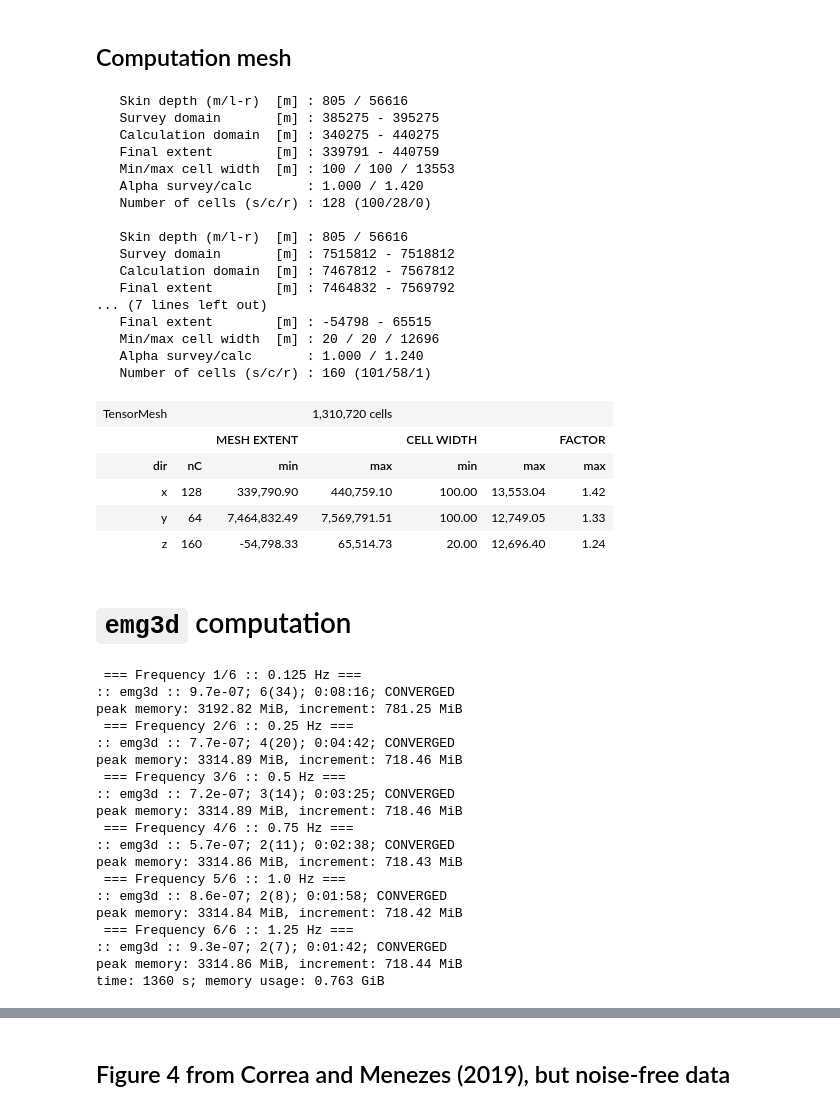
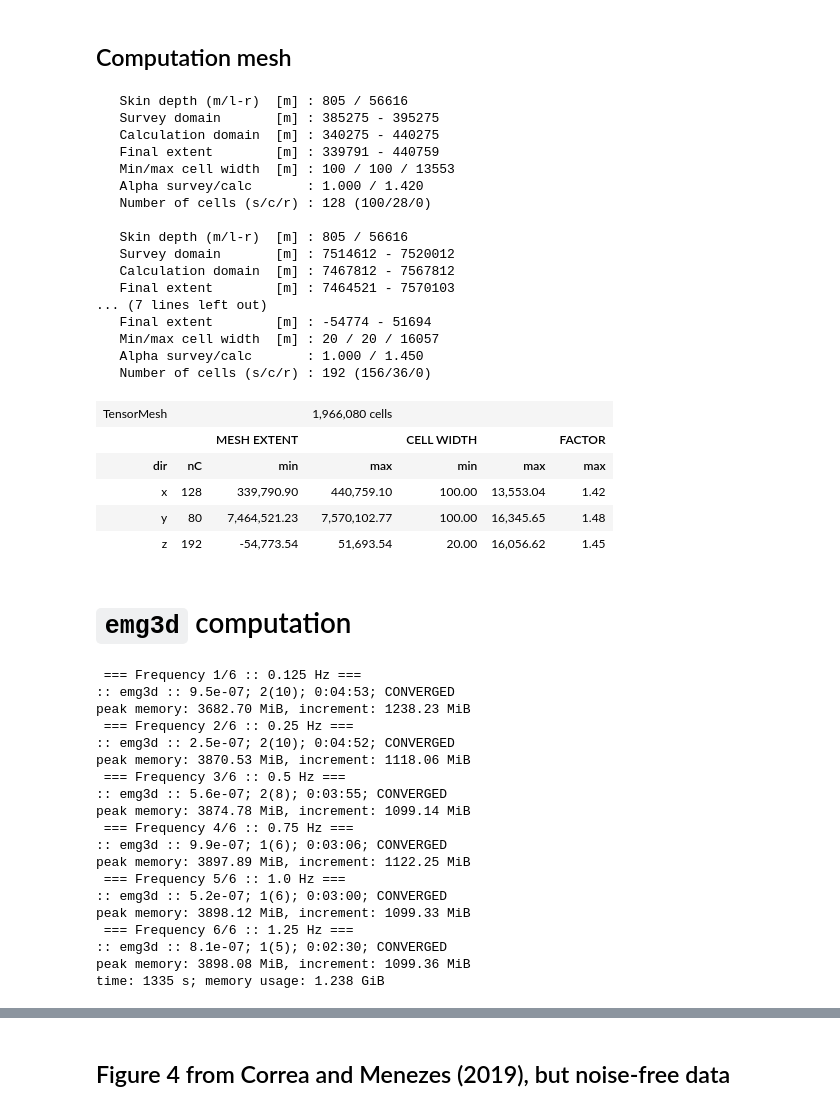
Before and after one commit to swung-research/3d-csem-open-source-landscape, a Jupyter notebook: model-marlim/emg3d/marlim_emg3d.ipynb, the cells around one changed output, grey strips where cells are left out. Cells and saved outputs as stored; diff of their text form; code cells hidden in the pictures.

```diff
--- a/model-marlim/emg3d/marlim_emg3d.ipynb
+++ b/model-marlim/emg3d/marlim_emg3d.ipynb
@@ -90,47 +90,47 @@ True
 # Get cell widths and origin in each direction
 inp = {'freq': freqs.min(), 'max_domain': 50000}
 minres = res_h_c.min()
 maxres = res_v_c[res_v_c<1e7].max()
 
 xx, x0 = emg3d.utils.get_hx_h0(
     res=[minres, maxres], fixed=src[0], domain=[src[0]-5000, src[0]+5000],
     min_width=mesh_c.hx[0], **inp)
 
 yy, y0 = emg3d.utils.get_hx_h0(
-    res=[minres, maxres], fixed=src[1], domain=[src[1]-2000, src[1]+1000],
+    res=[minres, maxres], fixed=src[1], domain=[src[1]-3200, src[1]+2200],
     min_width=mesh_c.hy[0], **inp)
 
 zz, z0 = emg3d.utils.get_hx_h0(
-    res=[minres, 100, maxres], domain=[-2000, 0],
+    res=[minres, 100, maxres], domain=[-3100, 0],
     min_width=mesh_c.hz[0], **inp)
 
 # Create a TensorMesh instance.
 mesh = discretize.TensorMesh([xx, yy, zz], x0=[x0, y0, z0])
 mesh
 # %% [output]
    Skin depth (m/l-r)  [m] : 805 / 56616
    Survey domain       [m] : 385275 - 395275
    Calculation domain  [m] : 340275 - 440275
    Final extent        [m] : 339791 - 440759
    Min/max cell width  [m] : 100 / 100 / 13553
    Alpha survey/calc       : 1.000 / 1.420
    Number of cells (s/c/r) : 128 (100/28/0)
 
    Skin depth (m/l-r)  [m] : 805 / 56616
-   Survey domain       [m] : 7515812 - 7518812
+   Survey domain       [m] : 7514612 - 7520012
    Calculation domain  [m] : 7467812 - 7567812
-   Final extent        [m] : 7464832 - 7569792
+   Final extent        [m] : 7464521 - 7570103
 ... (7 lines left out)
-   Final extent        [m] : -54798 - 65515
-   Min/max cell width  [m] : 20 / 20 / 12696
-   Alpha survey/calc       : 1.000 / 1.240
-   Number of cells (s/c/r) : 160 (101/58/1)
+   Final extent        [m] : -54774 - 51694
+   Min/max cell width  [m] : 20 / 20 / 16057
+   Alpha survey/calc       : 1.000 / 1.450
+   Number of cells (s/c/r) : 192 (156/36/0)
-| TensorMesh |  |  | 1,310,720 cells |  |  |  |
+| TensorMesh |  |  | 1,966,080 cells |  |  |  |
 |  |  | MESH EXTENT |  | CELL WIDTH |  | FACTOR |
 | dir | nC | min | max | min | max | max |
 | x | 128 | 339,790.90 | 440,759.10 | 100.00 | 13,553.04 | 1.42 |
-| y | 64 | 7,464,832.49 | 7,569,791.51 | 100.00 | 12,749.05 | 1.33 |
-| z | 160 | -54,798.33 | 65,514.73 | 20.00 | 12,696.40 | 1.24 |
+| y | 80 | 7,464,521.23 | 7,570,102.77 | 100.00 | 16,345.65 | 1.48 |
+| z | 192 | -54,773.54 | 51,693.54 | 20.00 | 16,056.62 | 1.45 |
 # %%
 # Interpolate to new mesh
 res_h = emg3d.utils.grid2grid(mesh_c, res_h_c, mesh, 'volume', log=True)
@@ -141,6 +141,9 @@ model = emg3d.utils.Model(mesh, res_x=res_h, res_z=res_v)
 # %% [markdown]
 # `emg3d` computation
 # %%
+solver_params = {'sslsolver': True, 'linerelaxation': True, 'semicoarsening': True,
+                 'verb': -1, 'return_info': True}
+
 # Pre-allocate results-array
 egd = np.zeros((2, rec_x.size, 6, 6), dtype=complex)
 
@@ -151,9 +154,9 @@ for ii, freq in enumerate(freqs):
     # Source field
     sfield = emg3d.utils.get_source_field(mesh, src, freq, strength=0)
 
-    mem = %memit -o efield, info = emg3d.solve(mesh, model, sfield, sslsolver=True, linerelaxation=True, verb=-1, return_info=True)
+    mem = %memit -o efield, info = emg3d.solve(mesh, model, sfield, **solver_params)
     tot_time += info['time']
-    ram = mem.mem_usage[0] - mem.baseline
+    ram = (mem.mem_usage[0] - mem.baseline)/1024
     if ram > max_mem:
         max_mem = ram
 
@@ -172,28 +175,28 @@ for ii, freq in enumerate(freqs):
         egd[i, :, ii, 5] = emg3d.utils.get_receiver(mesh, hfield.fz, (rec_x, rec[0], rec[1]))  # Hz
 
 time = f"{tot_time:.0f} s"
-ram = f"{max_mem/1000:.3f} GiB"
+ram = f"{max_mem:.3f} GiB"
 print(f"time: {time}; memory usage: {ram}")
 # %% [output]
  === Frequency 1/6 :: 0.125 Hz ===
-:: emg3d :: 9.7e-07; 6(34); 0:08:16; CONVERGED
-peak memory: 3192.82 MiB, increment: 781.25 MiB
+:: emg3d :: 9.5e-07; 2(10); 0:04:53; CONVERGED
+peak memory: 3682.70 MiB, increment: 1238.23 MiB
  === Frequency 2/6 :: 0.25 Hz ===
-:: emg3d :: 7.7e-07; 4(20); 0:04:42; CONVERGED
-peak memory: 3314.89 MiB, increment: 718.46 MiB
+:: emg3d :: 2.5e-07; 2(10); 0:04:52; CONVERGED
+peak memory: 3870.53 MiB, increment: 1118.06 MiB
  === Frequency 3/6 :: 0.5 Hz ===
-:: emg3d :: 7.2e-07; 3(14); 0:03:25; CONVERGED
-peak memory: 3314.89 MiB, increment: 718.46 MiB
+:: emg3d :: 5.6e-07; 2(8); 0:03:55; CONVERGED
+peak memory: 3874.78 MiB, increment: 1099.14 MiB
  === Frequency 4/6 :: 0.75 Hz ===
-:: emg3d :: 5.7e-07; 2(11); 0:02:38; CONVERGED
-peak memory: 3314.86 MiB, increment: 718.43 MiB
+:: emg3d :: 9.9e-07; 1(6); 0:03:06; CONVERGED
+peak memory: 3897.89 MiB, increment: 1122.25 MiB
  === Frequency 5/6 :: 1.0 Hz ===
-:: emg3d :: 8.6e-07; 2(8); 0:01:58; CONVERGED
-peak memory: 3314.84 MiB, increment: 718.42 MiB
+:: emg3d :: 5.2e-07; 1(6); 0:03:00; CONVERGED
+peak memory: 3898.12 MiB, increment: 1099.33 MiB
  === Frequency 6/6 :: 1.25 Hz ===
-:: emg3d :: 9.3e-07; 2(7); 0:01:42; CONVERGED
-peak memory: 3314.86 MiB, increment: 718.44 MiB
-time: 1360 s; memory usage: 0.763 GiB
+:: emg3d :: 8.1e-07; 1(5); 0:02:30; CONVERGED
+peak memory: 3898.08 MiB, increment: 1099.36 MiB
+time: 1335 s; memory usage: 1.238 GiB
 # %%
 # Save the two lines
 ds.data_il.data[::2, :, :] = egd[0, :, :, :].real  # Inline RE
```
Also changed, not shown: parts of 2 cells of this notebook, 1 other file.
